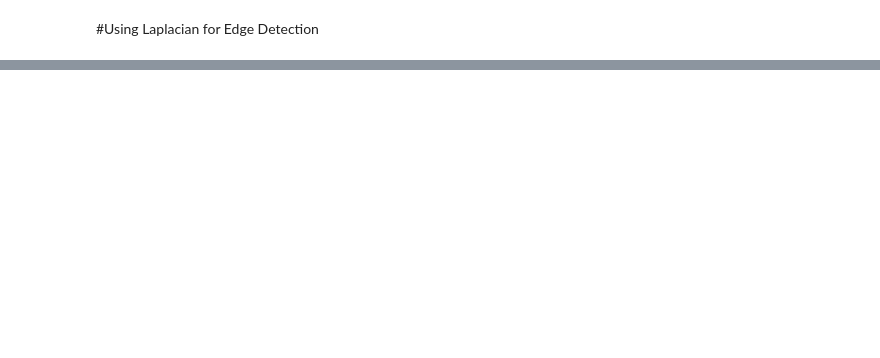
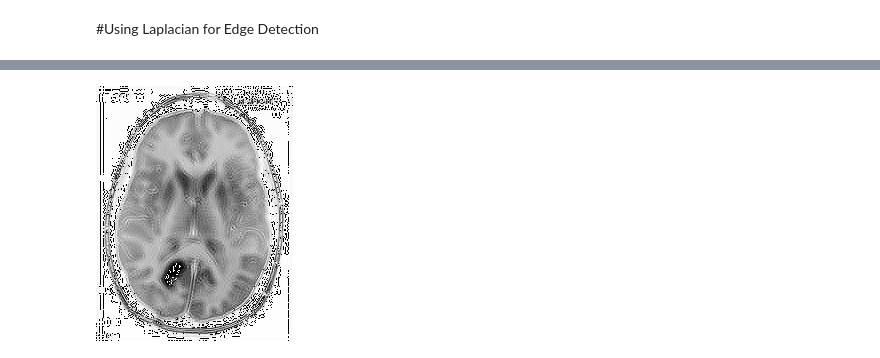
Before and after one commit to chauhan17nitin/Detection-of-Brain-Tumors, a Jupyter notebook: Image_processing.ipynb, the cells around one changed output, grey strips where cells are left out. Drawn from its saved outputs; the diff is of its cells as text; code cells hidden in the pictures; blank space fills up the shorter version.

```diff
--- a/Image_processing.ipynb
+++ b/Image_processing.ipynb
@@ -66,0 +78,10 @@ plt.show()
+# %%
+kernel = np.array([[0, -1, 0],
+                   [-1,  3, -1],
+                   [0, -1, 0]])
+
+highpass = ndimage.convolve(gray, kernel)
+
+cv2_imshow(highpass)
+# %% [output]
+[figure, added]
```
Also changed, not shown: parts of 8 cells of this notebook.
